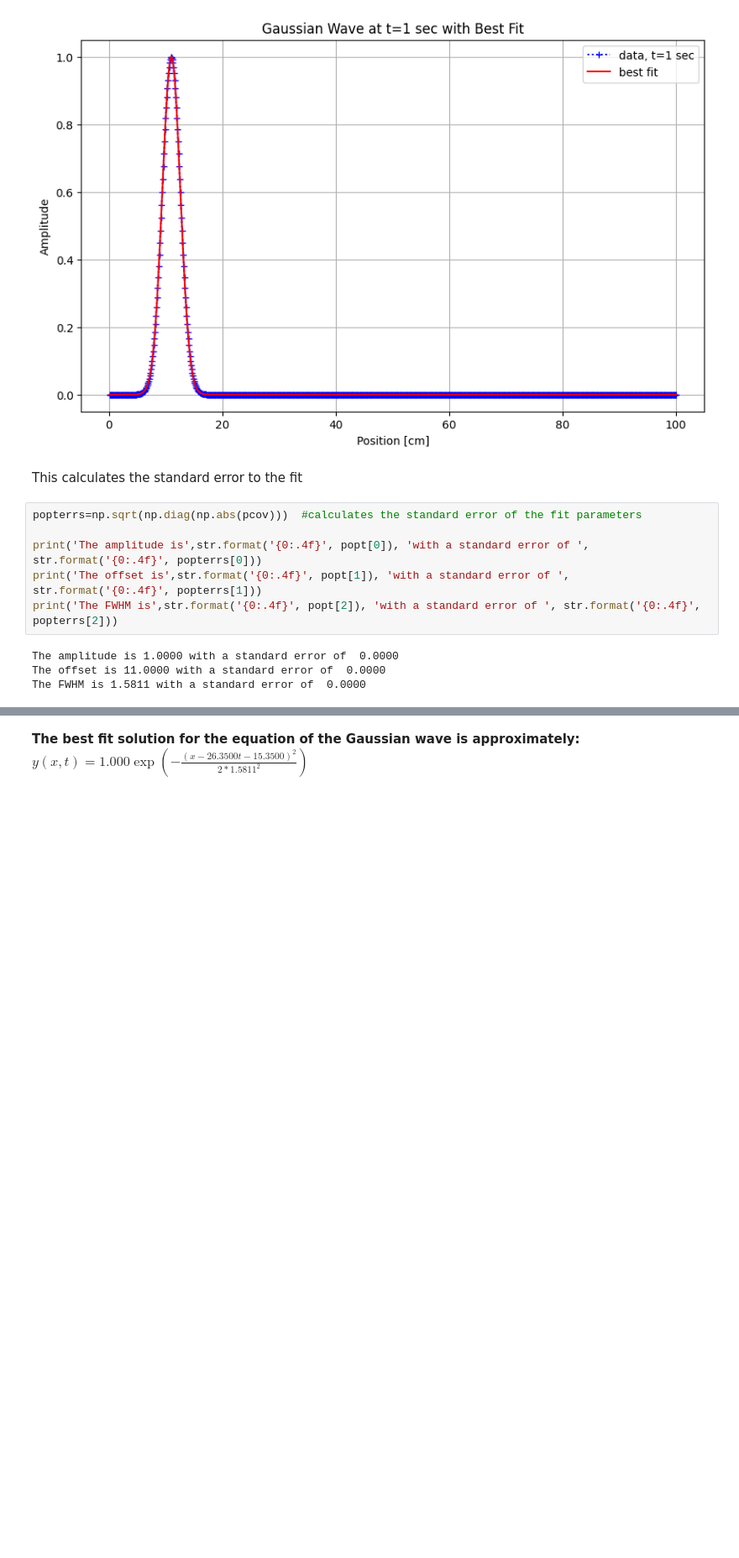
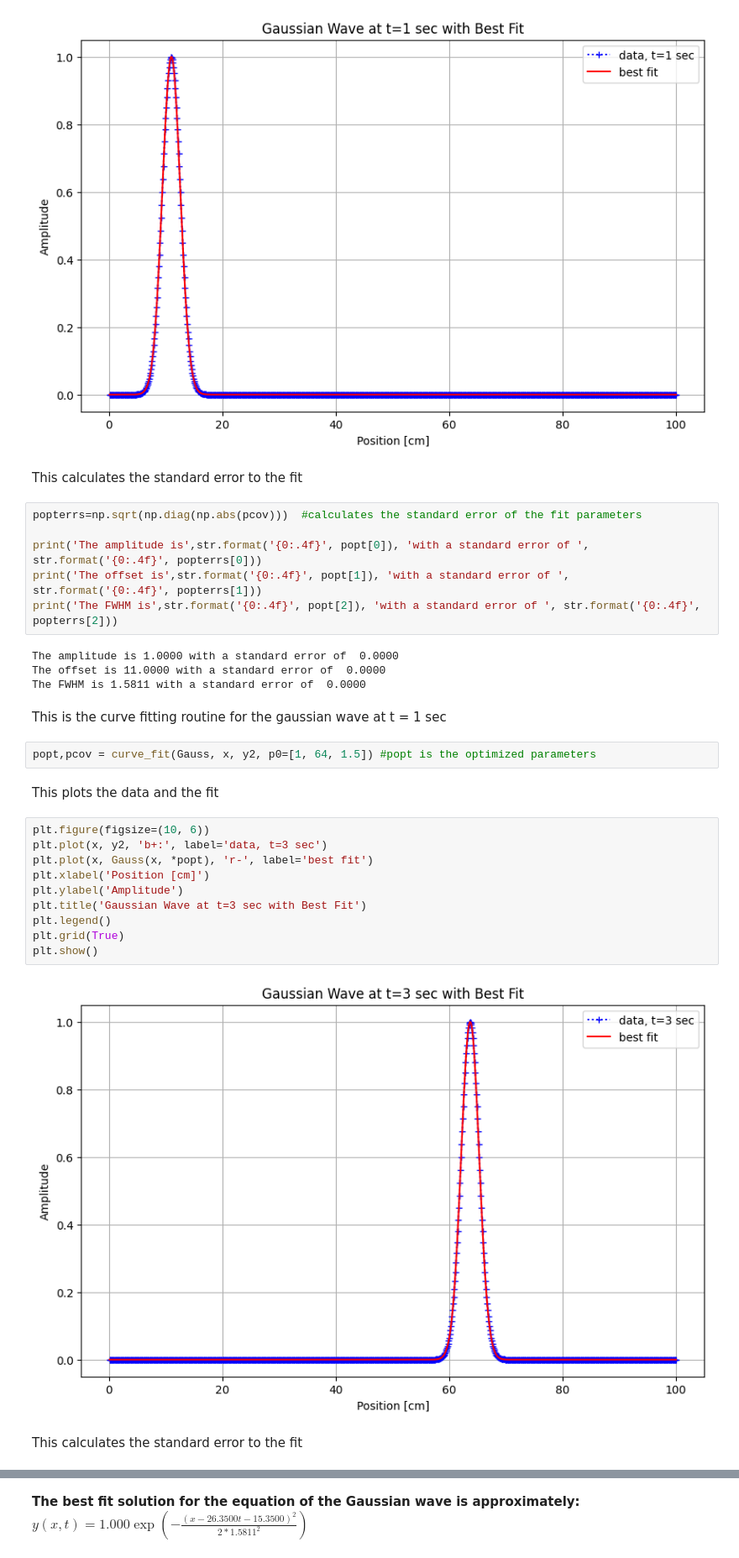
Before and after one commit to jarrodsb/PHYS_313, a Jupyter notebook: HW1/Bieber_PHYS313_HW1.ipynb, the cells around one changed output, grey strips where cells are left out. Shown at 84% size. Cells and saved outputs as stored; diff of their text form; blank space fills up the shorter version.

```diff
--- a/HW1/Bieber_PHYS313_HW1.ipynb
+++ b/HW1/Bieber_PHYS313_HW1.ipynb
@@ -292,3 +324,23 @@ print('The FWHM is',str.format('{0:.4f}', popt[2]), 'with a standard error of ',
 The amplitude is 1.0000 with a standard error of  0.0000
 The offset is 11.0000 with a standard error of  0.0000
 The FWHM is 1.5811 with a standard error of  0.0000
+# %% [markdown]
+This is the curve fitting routine for the gaussian wave at t = 1 sec
+# %%
+popt,pcov = curve_fit(Gauss, x, y2, p0=[1, 64, 1.5]) #popt is the optimized parameters
+# %% [markdown]
+This plots the data and the fit
+# %%
+plt.figure(figsize=(10, 6))
+plt.plot(x, y2, 'b+:', label='data, t=3 sec')
+plt.plot(x, Gauss(x, *popt), 'r-', label='best fit')
+plt.xlabel('Position [cm]')
+plt.ylabel('Amplitude')
+plt.title('Gaussian Wave at t=3 sec with Best Fit')
+plt.legend()
+plt.grid(True)
+plt.show()
+# %% [output]
+[figure, added]
+# %% [markdown]
+This calculates the standard error to the fit
```
Also changed, not shown: parts of 16 cells of this notebook.
